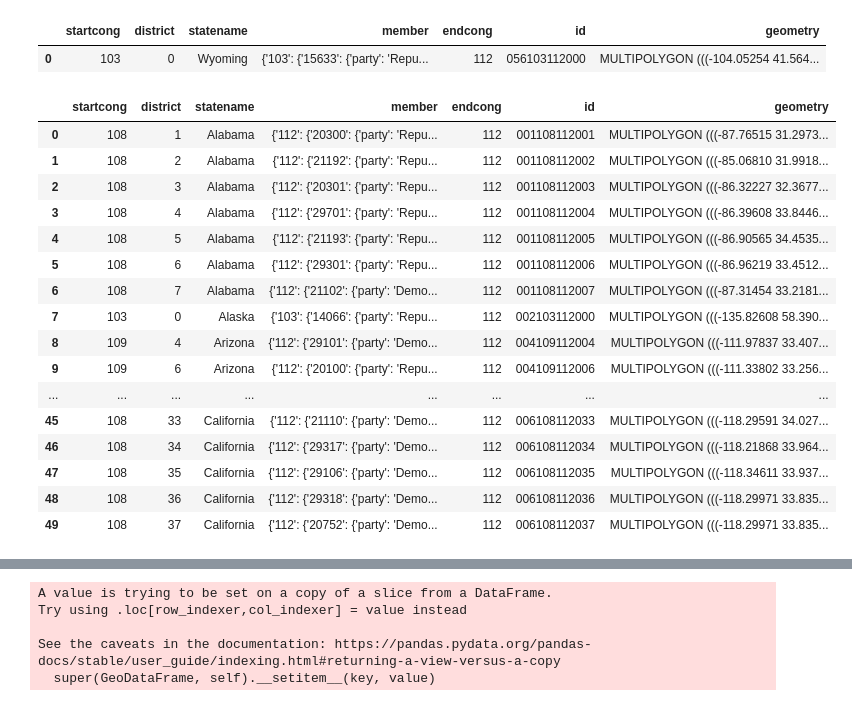
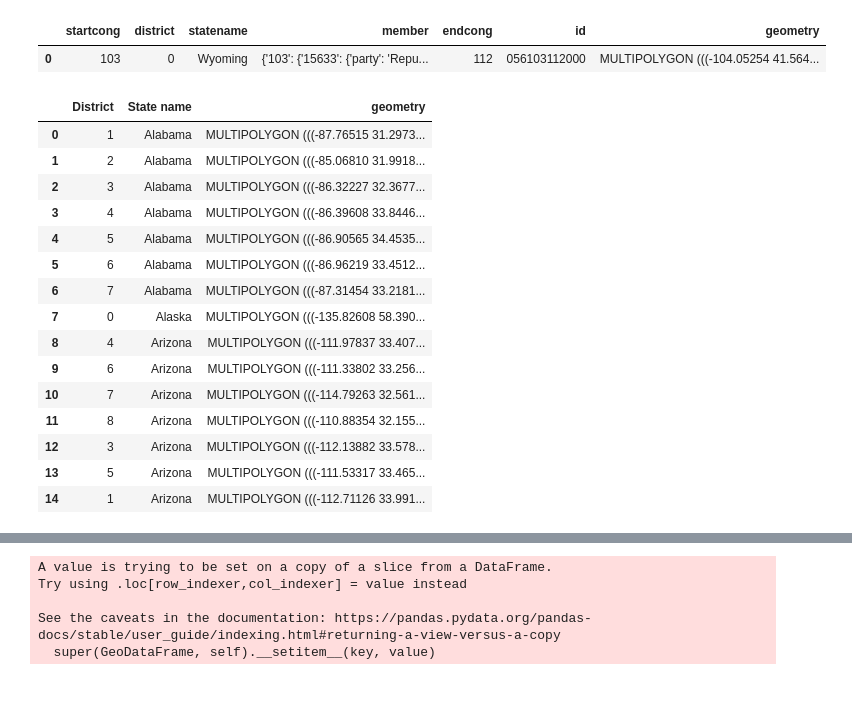
Before and after one commit to tthoang/Reading-Between-the-Gerrymandered-Lines, a Jupyter notebook: notebooks/demographics_eda.ipynb, the cells around one changed output, grey strips where cells are left out. Cells and saved outputs as stored; diff of their text form; code cells hidden in the pictures.

```diff
--- a/notebooks/demographics_eda.ipynb
+++ b/notebooks/demographics_eda.ipynb
@@ -1475,24 +1493,28 @@ df
 # %% [output]
 |  | startcong | district | statename | member | endcong | id | geometry |
 | 0 | 103 | 0 | Wyoming | {'103': {'15633': {'party': 'Repu... | 112 | 056103112000 | MULTIPOLYGON (((-104.05254 41.564... |
+# %%
+districts_map.columns = ['startcong', 'District', 'State name', 'member', 'endcong', 'id',
+       'geometry']
+# %%
+districts_map = districts_map.drop(columns = ['startcong', 'member', 'endcong', 'id'])
 # %%
-districts_map.head(50)
+districts_map.head(15)
 # %% [output]
-|  | startcong | district | statename | member | endcong | id | geometry |
-| 0 | 108 | 1 | Alabama | {'112': {'20300': {'party': 'Repu... | 112 | 001108112001 | MULTIPOLYGON (((-87.76515 31.2973... |
-| 1 | 108 | 2 | Alabama | {'112': {'21192': {'party': 'Repu... | 112 | 001108112002 | MULTIPOLYGON (((-85.06810 31.9918... |
-| 2 | 108 | 3 | Alabama | {'112': {'20301': {'party': 'Repu... | 112 | 001108112003 | MULTIPOLYGON (((-86.32227 32.3677... |
-| 3 | 108 | 4 | Alabama | {'112': {'29701': {'party': 'Repu... | 112 | 001108112004 | MULTIPOLYGON (((-86.39608 33.8446... |
-| 4 | 108 | 5 | Alabama | {'112': {'21193': {'party': 'Repu... | 112 | 001108112005 | MULTIPOLYGON (((-86.90565 34.4535... |
-| 5 | 108 | 6 | Alabama | {'112': {'29301': {'party': 'Repu... | 112 | 001108112006 | MULTIPOLYGON (((-86.96219 33.4512... |
-| 6 | 108 | 7 | Alabama | {'112': {'21102': {'party': 'Demo... | 112 | 001108112007 | MULTIPOLYGON (((-87.31454 33.2181... |
-| 7 | 103 | 0 | Alaska | {'103': {'14066': {'party': 'Repu... | 112 | 002103112000 | MULTIPOLYGON (((-135.82608 58.390... |
-| 8 | 109 | 4 | Arizona | {'112': {'29101': {'party': 'Demo... | 112 | 004109112004 | MULTIPOLYGON (((-111.97837 33.407... |
-| 9 | 109 | 6 | Arizona | {'112': {'20100': {'party': 'Repu... | 112 | 004109112006 | MULTIPOLYGON (((-111.33802 33.256... |
-| ... | ... | ... | ... | ... | ... | ... | ... |
-| 45 | 108 | 33 | California | {'112': {'21110': {'party': 'Demo... | 112 | 006108112033 | MULTIPOLYGON (((-118.29591 34.027... |
-| 46 | 108 | 34 | California | {'112': {'29317': {'party': 'Demo... | 112 | 006108112034 | MULTIPOLYGON (((-118.21868 33.964... |
-| 47 | 108 | 35 | California | {'112': {'29106': {'party': 'Demo... | 112 | 006108112035 | MULTIPOLYGON (((-118.34611 33.937... |
-| 48 | 108 | 36 | California | {'112': {'29318': {'party': 'Demo... | 112 | 006108112036 | MULTIPOLYGON (((-118.29971 33.835... |
-| 49 | 108 | 37 | California | {'112': {'20752': {'party': 'Demo... | 112 | 006108112037 | MULTIPOLYGON (((-118.29971 33.835... |
+|  | District | State name | geometry |
+| 0 | 1 | Alabama | MULTIPOLYGON (((-87.76515 31.2973... |
+| 1 | 2 | Alabama | MULTIPOLYGON (((-85.06810 31.9918... |
+| 2 | 3 | Alabama | MULTIPOLYGON (((-86.32227 32.3677... |
+| 3 | 4 | Alabama | MULTIPOLYGON (((-86.39608 33.8446... |
+| 4 | 5 | Alabama | MULTIPOLYGON (((-86.90565 34.4535... |
+| 5 | 6 | Alabama | MULTIPOLYGON (((-86.96219 33.4512... |
+| 6 | 7 | Alabama | MULTIPOLYGON (((-87.31454 33.2181... |
+| 7 | 0 | Alaska | MULTIPOLYGON (((-135.82608 58.390... |
+| 8 | 4 | Arizona | MULTIPOLYGON (((-111.97837 33.407... |
+| 9 | 6 | Arizona | MULTIPOLYGON (((-111.33802 33.256... |
+| 10 | 7 | Arizona | MULTIPOLYGON (((-114.79263 32.561... |
+| 11 | 8 | Arizona | MULTIPOLYGON (((-110.88354 32.155... |
+| 12 | 3 | Arizona | MULTIPOLYGON (((-112.13882 33.578... |
+| 13 | 5 | Arizona | MULTIPOLYGON (((-111.53317 33.465... |
+| 14 | 1 | Arizona | MULTIPOLYGON (((-112.71126 33.991... |
 # %%
```
Also changed, not shown: parts of 37 cells of this notebook.
